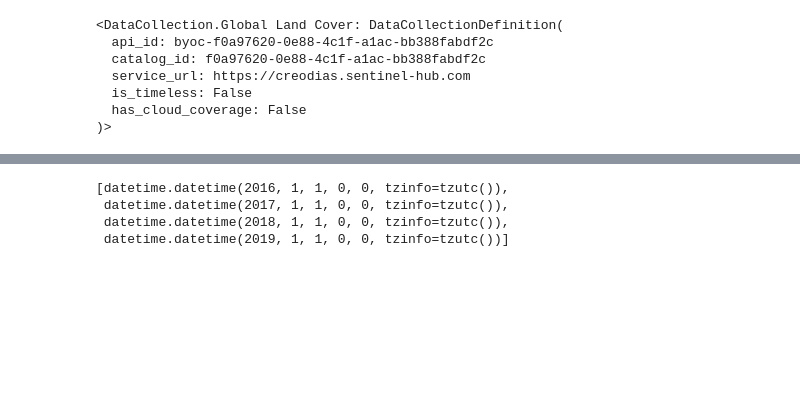
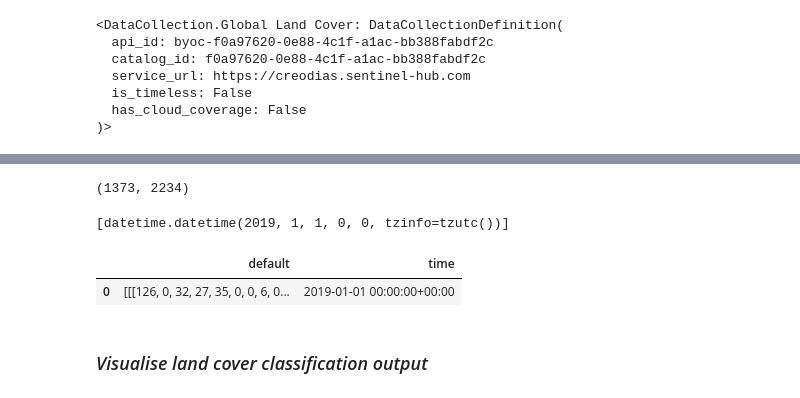
Before and after one commit to chris010970/sentinelhub, a Jupyter notebook: process-api/notebooks/public/global-land-cover.ipynb, the cells around one changed output, grey strips where cells are left out. Cells and saved outputs as stored; diff of their text form; code cells hidden in the pictures; blank space fills up the shorter version.

```diff
--- a/process-api/notebooks/public/global-land-cover.ipynb
+++ b/process-api/notebooks/public/global-land-cover.ipynb
@@ -106 +182,8 @@ byoc_data
+# %%
+import yaml
+from munch import munchify
+
+# load cfg file using yaml parser
+with open( cfg_file, 'r' ) as f:
+    config = munchify( yaml.safe_load( f ) )
 # %%
@@ -121,31 +191,0 @@ for x in range ( 10 ):
-# %%
-from datetime import datetime, timedelta
-from sentinelhub import SentinelHubCatalog
-
-
-# get catalog for collection
-catalog = SentinelHubCatalog(
-    base_url=byoc.service_url,
-    config=creodias_config
-)
-
-
-timeframe = '2016-01-01T00:00:00Z', '2021-12-01T00:00:00Z'
-
-
-# execute search
-iterator = catalog.search (
-            byoc,
-            bbox=bbox,
-            time=timeframe,
-)
-
-# filter timestamps into +- 1 hour groupings
-timestamps = iterator.get_timestamps()
-timestamps = filter_times( timestamps, timedelta(hours=1) )
-timestamps
-# %% [output]
-[datetime.datetime(2016, 1, 1, 0, 0, tzinfo=tzutc()),
- datetime.datetime(2017, 1, 1, 0, 0, tzinfo=tzutc()),
- datetime.datetime(2018, 1, 1, 0, 0, tzinfo=tzutc()),
- datetime.datetime(2019, 1, 1, 0, 0, tzinfo=tzutc())]
@@ -151,0 +202,20 @@ timestamps
+# %%
+# get aoi image dimensions
+client.getBoxDimensions( bbox, resolution )
+# %% [output]
+(1373, 2234)
+# %%
+# get S2 acquisitions between start / end dates satisfying filter conditions
+timestamps = client.getDatasetTimeStamps ( config.request.inputs[ 0 ], bbox, timeframe )
+timestamps
+# %% [output]
+[datetime.datetime(2019, 1, 1, 0, 0, tzinfo=tzutc())]
+# %%
+# get time series
+response = client.getTimeSeries ( bbox, timeframe, resolution=resolution )
+response._df
+# %% [output]
+|  | default | time |
+| 0 | [[[126, 0, 32, 27, 35, 0, 0, 6, 0... | 2019-01-01 00:00:00+00:00 |
+# %% [markdown]
+### _Visualise land cover classification output_
```
Also changed, not shown: parts of 16 cells of this notebook, 30 other files.
